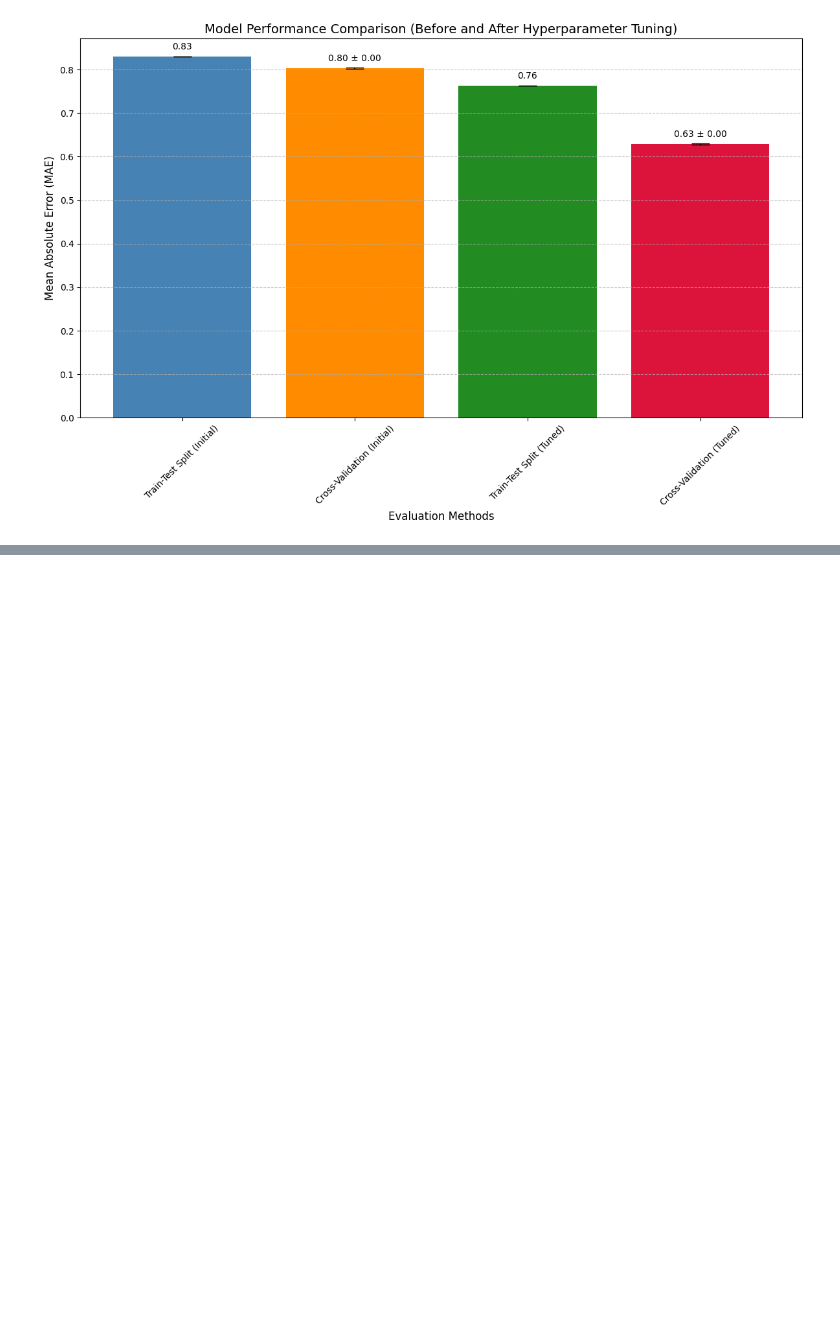
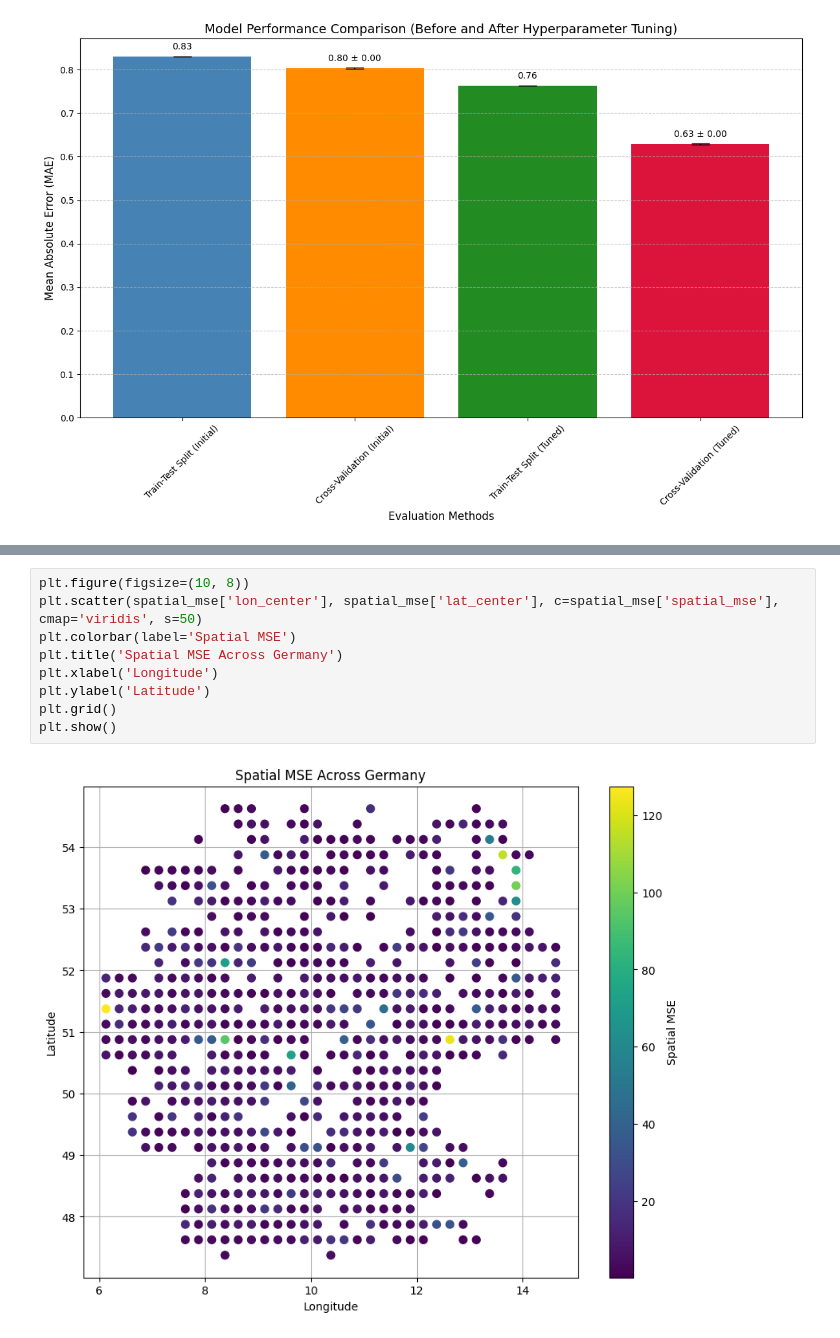
Before and after one commit to Tu2-prog/DM-Project, a Jupyter notebook: jupiter_notebooks/decision_tree_regression.ipynb, the cells around one changed output, grey strips where cells are left out. Drawn from its saved outputs; the diff is of its cells as text; blank space fills up the shorter version.

Commit message:
add spatial mse with heatmap visualisation

```diff
--- a/jupiter_notebooks/decision_tree_regression.ipynb
+++ b/jupiter_notebooks/decision_tree_regression.ipynb
@@ -350,0 +398,11 @@ plt.show()
+# %%
+plt.figure(figsize=(10, 8))
+plt.scatter(spatial_mse['lon_center'], spatial_mse['lat_center'], c=spatial_mse['spatial_mse'], cmap='viridis', s=50)
+plt.colorbar(label='Spatial MSE')
+plt.title('Spatial MSE Across Germany')
+plt.xlabel('Longitude')
+plt.ylabel('Latitude')
+plt.grid()
+plt.show()
+# %% [output]
+[figure, added]
```
Also changed, not shown: parts of 6 cells of this notebook, 1 other file.
